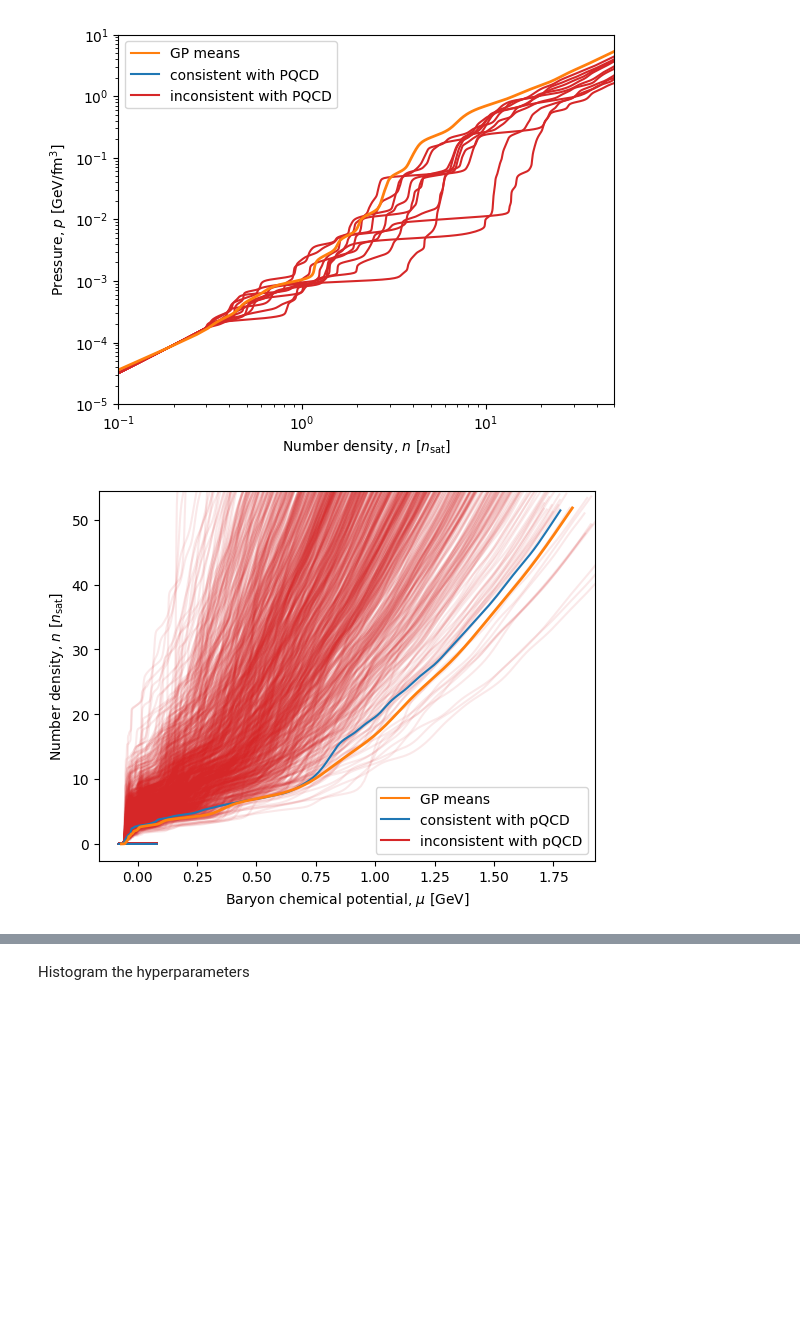
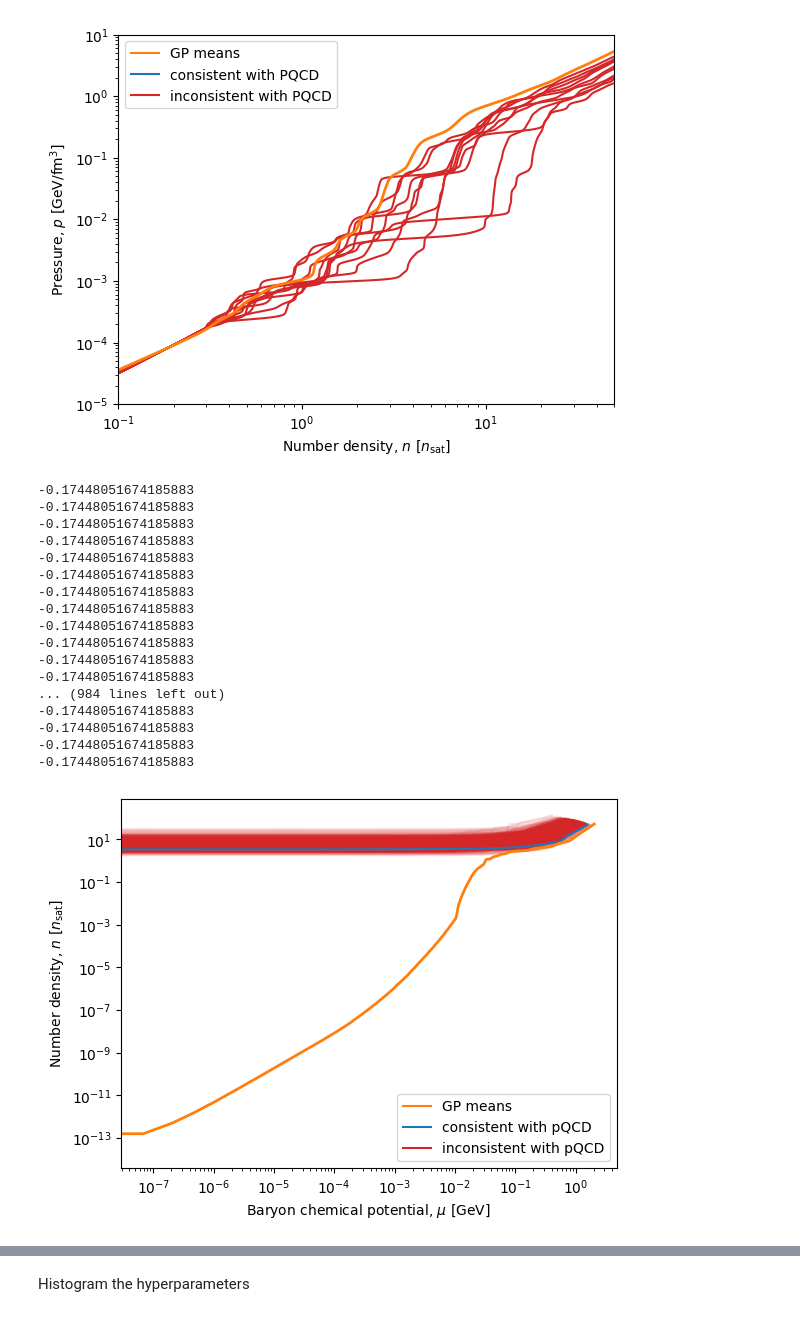
Before and after one commit to eliotfinch/pqcd, a Jupyter notebook: notebooks/inspect_gp_hdf5s.ipynb, the cells around one changed output, grey strips where cells are left out. Saved outputs shown, nothing was run; the diff lists cells and outputs as text; code cells hidden in the pictures; blank space fills up the shorter version.

```diff
--- a/notebooks/inspect_gp_hdf5s.ipynb
+++ b/notebooks/inspect_gp_hdf5s.ipynb
@@ -669,8 +669,8 @@ _ = ax.set_ylabel(r'Pressure, $p$ [GeV/fm$^3$]')
 [figure]
 # %%
 fig, ax = plt.subplots()
-# ax.set_xscale('log')
-# ax.set_yscale('log')
+ax.set_xscale('log')
+ax.set_yscale('log')
 
 for variety in ['qrk']:
     for key in gp_mean_dict[variety].keys():
@@ -695,7 +695,7 @@ for variety in ['qrk']:
 
         chemical_potential_mean = (energy_density_mean+pressure_mean)/number_density_mean
 
-        ax.plot(chemical_potential_mean-1, number_density_mean/nsat, c='C1', zorder=2, alpha=1, lw=2)
+        ax.plot((chemical_potential_mean/chemical_potential_mean[0])-1, number_density_mean/nsat, c='C1', zorder=2, alpha=1, lw=2)
 
 xlim = ax.get_xlim()
 ylim = ax.get_ylim()
@@ -712,11 +712,13 @@ for variety in ['qrk']:
 
         eos = pd.read_csv(f'../data/eos-draws-modified/{set:02}/{variety}agn/DRAWmod1000-{int(n/1000):06}/eos-draw-{n:06}.csv')
 
-        pressure = to_GeV_per_cubic_femtometre(eos.pressurec2)
-        energy_density = to_GeV_per_cubic_femtometre(eos.energy_densityc2)
-        number_density = to_nucleons_per_cubic_femtometre(eos.baryon_density)
+        pressure = to_GeV_per_cubic_femtometre(eos.pressurec2.values)[0:]
+        energy_density = to_GeV_per_cubic_femtometre(eos.energy_densityc2.values)[0:]
+        number_density = to_GeV_per_cubic_femtometre(eos.baryon_density.values)[0:]
 
         chemical_potential = (energy_density+pressure)/number_density
+
+        print(chemical_potential.min()-chemical_potential[0])
 
         if pqcd.consistent_with_pqcd(eos, pqcd_region_dict):
             c='C0'
@@ -724,34 +726,51 @@ for variety in ['qrk']:
             zorder=1
 
         else:
             c='C3'
             alpha=0.1
             zorder=0.5
 
         ax.plot(
-            chemical_potential-1,
+            (chemical_potential/chemical_potential[0])-1,
             number_density/nsat,
             color=c,
             alpha=alpha,
             zorder=zorder
         )
 
-ax.set_xlim(xlim)
-ax.set_ylim(ylim)
+# ax.set_xlim(xlim)
+# ax.set_ylim(ylim)
 
 # ax.set_xlim(1e-4,10)
 # ax.set_ylim(0.1, 50)
 
 labels = ['GP means', 'consistent with pQCD', 'inconsistent with pQCD']
 handles = [
     plt.Line2D([0], [0], color='C1'),
     plt.Line2D([0], [0], color='C0'),
     plt.Line2D([0], [0], color='C3')
     ]
 
 ax.legend(handles, labels, loc='lower right')
 
 ax.set_xlabel(r'Baryon chemical potential, $\mu$ [GeV]')
 _ = ax.set_ylabel(r'Number density, $n$ [$n_{\rm sat}$]')
 # %% [output]
+-0.17448051674185883
+-0.17448051674185883
+-0.17448051674185883
+-0.17448051674185883
+-0.17448051674185883
+-0.17448051674185883
+-0.17448051674185883
+-0.17448051674185883
+-0.17448051674185883
+-0.17448051674185883
+-0.17448051674185883
+-0.17448051674185883
+... (984 lines left out)
+-0.17448051674185883
+-0.17448051674185883
+-0.17448051674185883
+-0.17448051674185883
-[figure, old version]
+[figure, new version]
```
Also changed, not shown: parts of 8 cells of this notebook, 2 other files.
